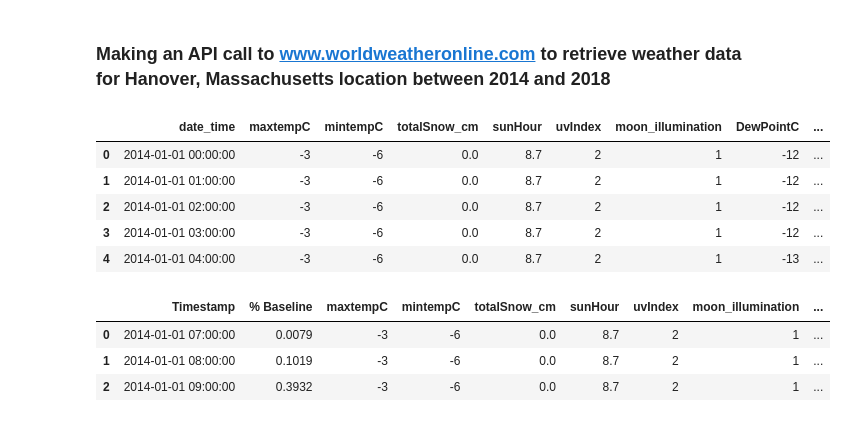
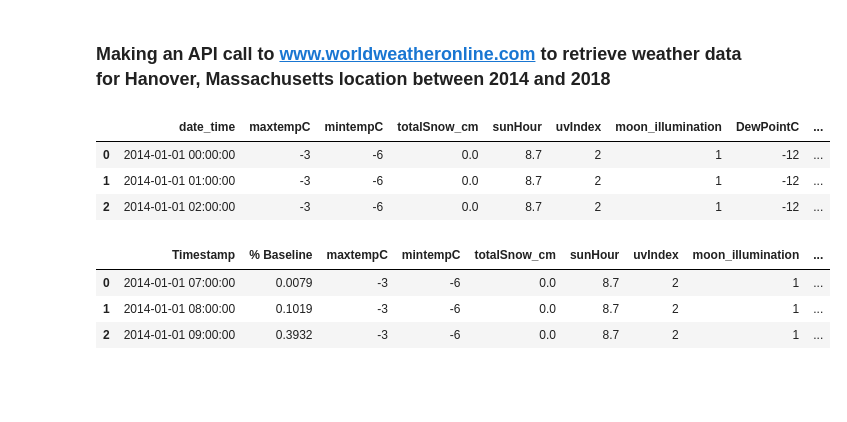
Before and after one commit to mriganv/Machine-Learning-Model-for-Solar-Energy-Forecast, a Jupyter notebook: Solar Energy Forecasting Model -Linear Regression.ipynb, the cells around one changed output. Saved outputs shown, nothing was run; the diff lists cells and outputs as text; code cells hidden in the pictures; blank space fills up the shorter version.

```diff
--- a/Solar Energy Forecasting Model -Linear Regression.ipynb
+++ b/Solar Energy Forecasting Model -Linear Regression.ipynb
@@ -75,14 +61,12 @@ data['Timestamp'] = pd.to_datetime(data['Timestamp'])
 # %%
 weather_df = pd.read_csv('./output/02340.csv')
 # %%
-weather_df.head(5)
+weather_df.head(3)
 # %% [output]
 |  | date_time | maxtempC | mintempC | totalSnow_cm | sunHour | uvIndex | moon_illumination | DewPointC | ... |
 | 0 | 2014-01-01 00:00:00 | -3 | -6 | 0.0 | 8.7 | 2 | 1 | -12 | ... |
 | 1 | 2014-01-01 01:00:00 | -3 | -6 | 0.0 | 8.7 | 2 | 1 | -12 | ... |
 | 2 | 2014-01-01 02:00:00 | -3 | -6 | 0.0 | 8.7 | 2 | 1 | -12 | ... |
-| 3 | 2014-01-01 03:00:00 | -3 | -6 | 0.0 | 8.7 | 2 | 1 | -12 | ... |
-| 4 | 2014-01-01 04:00:00 | -3 | -6 | 0.0 | 8.7 | 2 | 1 | -13 | ... |
 # %%
 #Change date_time column to datetime
 weather_df['date_time'] = pd.to_datetime(weather_df['date_time'])
```
Also changed, not shown: parts of 2 cells of this notebook.
